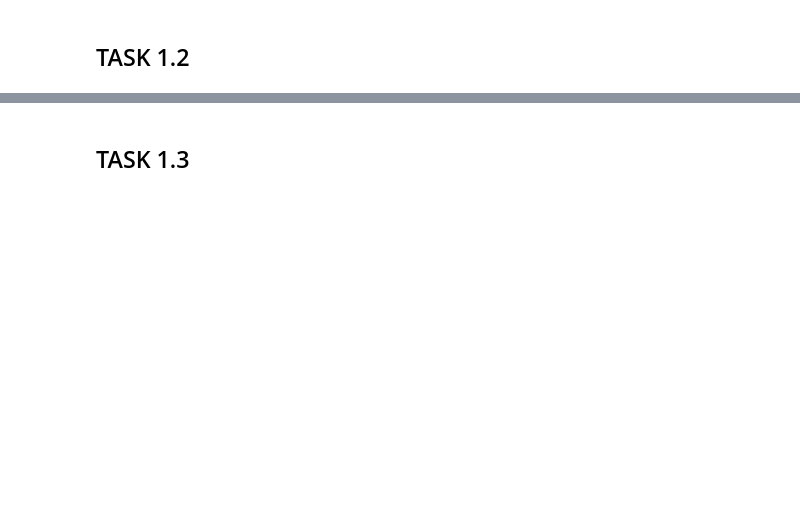
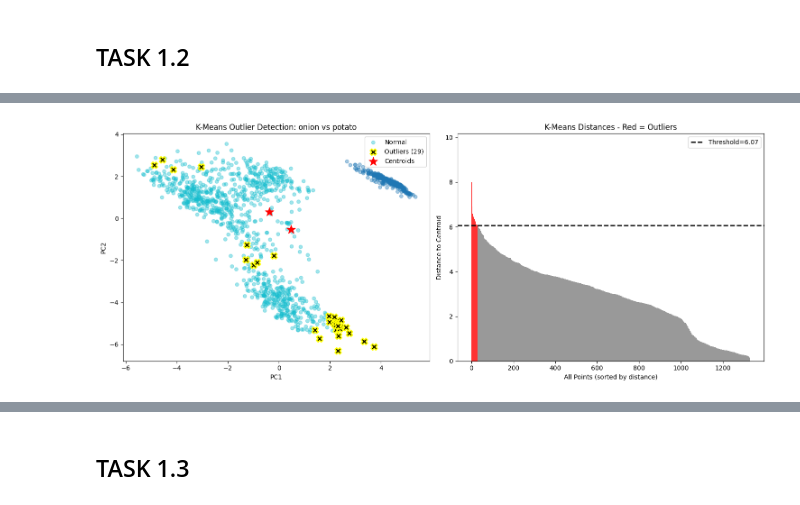
Before and after one commit to sezindogan/fruit_vegetable_recognition, a Jupyter notebook: assignment2/asn2.ipynb, the cells around one changed output, grey strips where cells are left out. Drawn from its saved outputs; the diff is of its cells as text; code cells hidden in the pictures; blank space fills up the shorter version.

```diff
--- a/assignment2/asn2.ipynb
+++ b/assignment2/asn2.ipynb
@@ -645,0 +929,15 @@ mandarin    onion     0.055300      4.618168  0.909163 0.117961
+# %%
+# Compare with SVM outliers
+common = set(svm_outliers) & set(kmeans_outliers)
+
+print(f"\n--- Comparison ---")
+print(f"SVM Outliers: {len(svm_outliers)}")
+print(f"K-Means Outliers: {len(kmeans_outliers)}")
+print(f"Common Outliers: {len(common)}")
+
+print(f"\nCommon Outliers:")
+print("-" * 60)
+for oid in common:
+    cls = id_to_class[oid]
+    print(f"  ID {oid} ({cls})")
+    print(f"    {get_url(oid)}")
@@ -645,0 +960,70 @@ mandarin    onion     0.055300      4.618168  0.909163 0.117961
+# %%
+n_clusters = len(np.unique(y_pair))
+kmeans = KMeans(n_clusters=n_clusters, random_state=42, n_init=10)
+kmeans.fit(X_pair)
+
+# Compute distance to assigned centroid for each point
+distances = np.min(cdist(X_pair, kmeans.cluster_centers_), axis=1)
+
+threshold = np.mean(distances) + 2 * np.std(distances)
+outlier_mask_kmeans = distances > threshold
+outlier_indices_kmeans = np.where(outlier_mask_kmeans)[0]
+
+print(f"Outlier threshold (IQR): {threshold:.4f}")
+print(f"Outliers detected: {len(outlier_indices_kmeans)}")
+
+# Get URLs for top 5 outliers (sorted by distance)
+outlier_ids_kmeans = indices_pair[outlier_indices_kmeans].tolist()
+outlier_info_kmeans = [(idx, oid, distances[idx], get_url(oid)) for idx, oid in zip(outlier_indices_kmeans, outlier_ids_kmeans)]
+sorted_outliers_kmeans = sorted(outlier_info_kmeans, key=lambda x: x[2], reverse=True)
+
+print("\nTop 5 K-Means Outliers (by distance):")
+print("-" * 90)
+for idx, oid, dist, url in sorted_outliers_kmeans[:5]:
+    print(f"ID: {oid}, Distance: {dist:.4f}")
+    print(f"  {url}\n")
+
+# Visualization
+fig, axes = plt.subplots(1, 2, figsize=(15, 6))
+
+# Plot 1: PCA with outliers
+ax1 = axes[0]
+pca_km = PCA(n_components=2)
+X_2d_km = pca_km.fit_transform(X_pair)
+
+ax1.scatter(X_2d_km[~outlier_mask_kmeans, 0], X_2d_km[~outlier_mask_kmeans, 1],
+            c=kmeans.labels_[~outlier_mask_kmeans], cmap='tab10', alpha=0.4, s=30, label='Normal')
+ax1.scatter(X_2d_km[outlier_indices_kmeans, 0], X_2d_km[outlier_indices_kmeans, 1],
+            c='black', edgecolors='yellow', s=100, linewidths=2,
+            marker='X', label=f'Outliers ({len(outlier_indices_kmeans)})', zorder=10)
+ax1.scatter(kmeans.cluster_centers_[:, 0], kmeans.cluster_centers_[:, 1],
+            c='red', marker='*', s=200, label='Centroids')
+ax1.set_xlabel('PC1')
+ax1.set_ylabel('PC2')
+ax1.set_title(f'K-Means Outlier Detection: {class_a} vs {class_b}')
+ax1.legend(loc='upper right')
+
+# Plot 2: Distance bar chart
+ax2 = axes[1]
+dist_sorted_idx = np.argsort(distances)[::-1]
+dist_sorted = distances[dist_sorted_idx]
+colors = ['red' if d > threshold else 'gray' for d in dist_sorted]
+ax2.bar(range(len(dist_sorted)), dist_sorted, color=colors, alpha=0.8, width=1.0, edgecolor='none')
+ax2.axhline(y=threshold, color='black', linestyle='--', linewidth=2, label=f'Threshold={threshold:.2f}')
+ax2.set_xlabel('All Points (sorted by distance)')
+ax2.set_ylabel('Distance to Centroid')
+ax2.set_title('K-Means Distances - Red = Outliers')
+ax2.legend();
+
+plt.tight_layout()
+plt.savefig('kmeans_outlier_detection.png', dpi=150)
+plt.show()
+
+# Compare with SVM outliers
+common = set(outlier_ids_svm) & set(outlier_ids_kmeans)
+
+print(f"\n--- Comparison ---")
+print(f"SVM Outliers: {len(outlier_ids_svm)}")
+print(f"K-Means Outliers: {len(outlier_ids_kmeans)}")
+print(f"Common Outliers: {len(common)}")
+# %% [output]
@@ -645,0 +1049 @@ mandarin    onion     0.055300      4.618168  0.909163 0.117961
+[figure, added]
```
Also changed, not shown: parts of 28 cells of this notebook, 3 other files.
